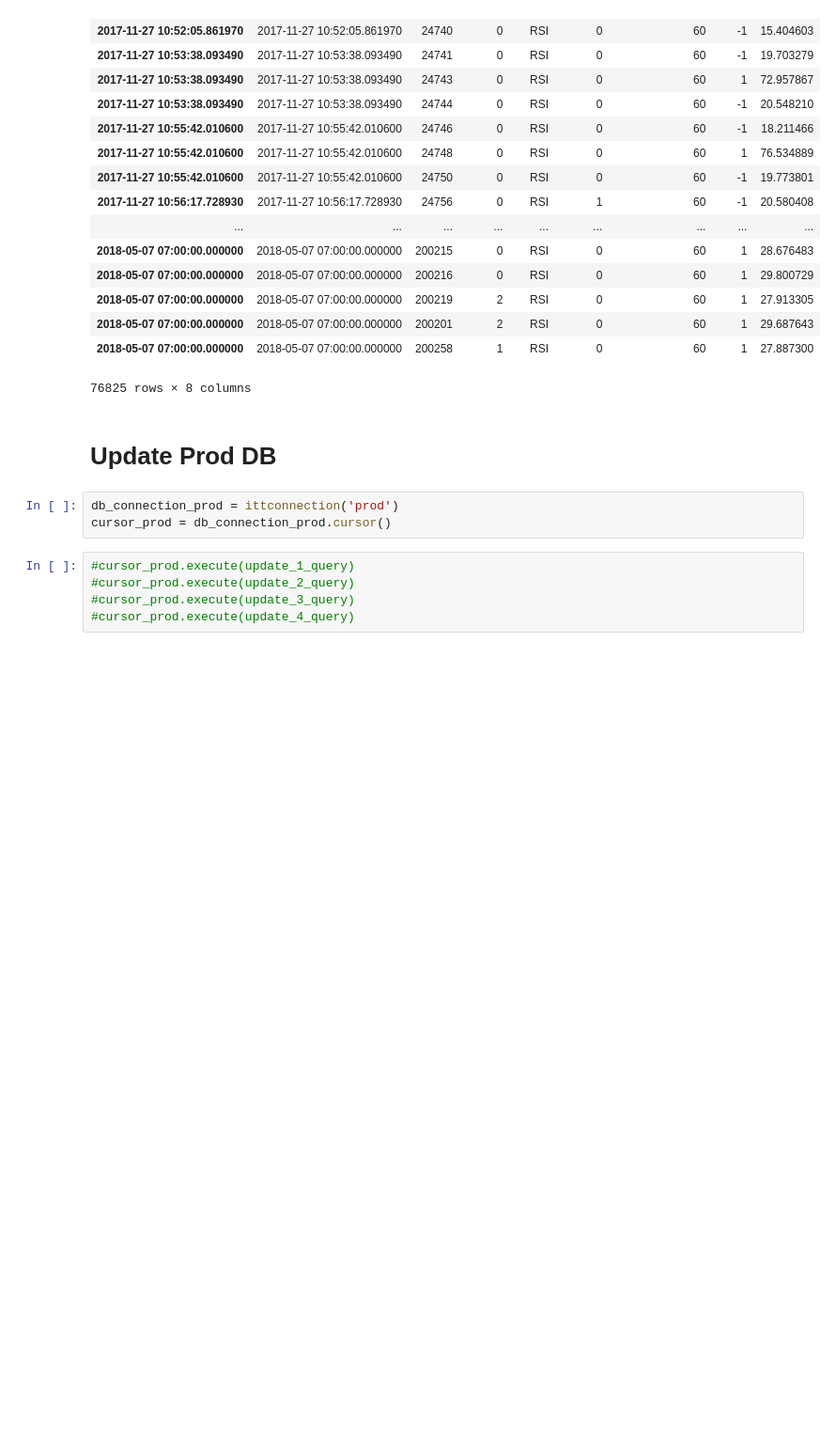
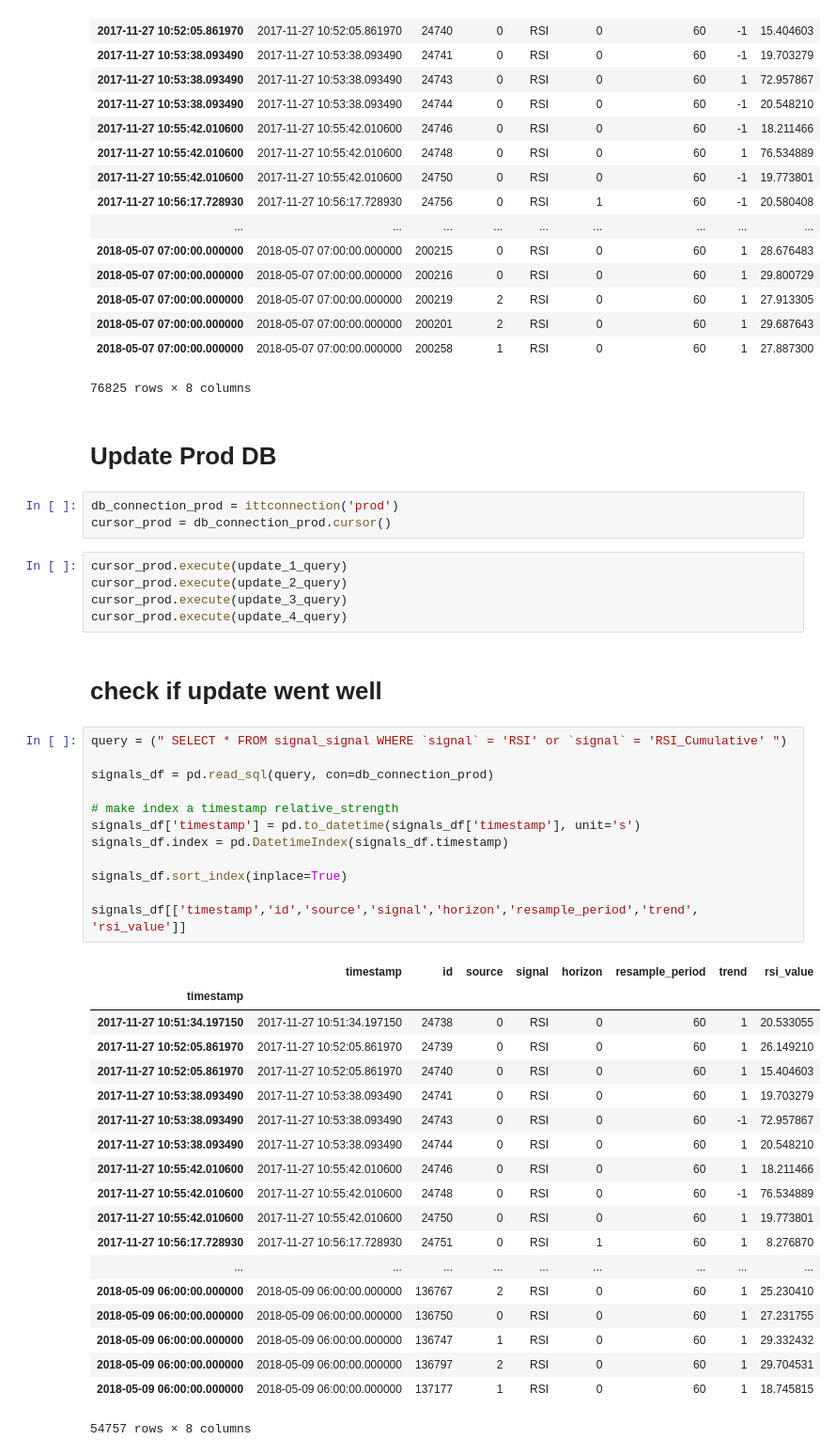
Before and after one commit to IntelligentTrading/core, a Jupyter notebook: apps/signal/scripts/2018-05-07-data-migration-trend-change.ipynb, the cells around one changed output. Shown at 94% size. Drawn from its saved outputs; the diff is of its cells as text; blank space fills up the shorter version.

Commit message:
production signal sql script update

```diff
--- a/apps/signal/scripts/2018-05-07-data-migration-trend-change.ipynb
+++ b/apps/signal/scripts/2018-05-07-data-migration-trend-change.ipynb
@@ -78,7 +79,41 @@ signals_df[['timestamp','id','source','signal','horizon','resample_period','tren
 db_connection_prod = ittconnection('prod')
 cursor_prod = db_connection_prod.cursor()
 # %%
-#cursor_prod.execute(update_1_query)
-#cursor_prod.execute(update_2_query)
-#cursor_prod.execute(update_3_query)
-#cursor_prod.execute(update_4_query)
+cursor_prod.execute(update_1_query)
+cursor_prod.execute(update_2_query)
+cursor_prod.execute(update_3_query)
+cursor_prod.execute(update_4_query)
+# %% [markdown]
+# check if update went well
+# %%
+query = (" SELECT * FROM signal_signal WHERE `signal` = 'RSI' or `signal` = 'RSI_Cumulative' ")
+
+signals_df = pd.read_sql(query, con=db_connection_prod)
+
+# make index a timestamp relative_strength
+signals_df['timestamp'] = pd.to_datetime(signals_df['timestamp'], unit='s')
+signals_df.index = pd.DatetimeIndex(signals_df.timestamp)
+
+signals_df.sort_index(inplace=True)
+
+signals_df[['timestamp','id','source','signal','horizon','resample_period','trend', 'rsi_value']]
+# %% [output]
+|  | timestamp | id | source | signal | horizon | resample_period | trend | rsi_value |
+| timestamp |  |  |  |  |  |  |  |  |
+| 2017-11-27 10:51:34.197150 | 2017-11-27 10:51:34.197150 | 24738 | 0 | RSI | 0 | 60 | 1 | 20.533055 |
+| 2017-11-27 10:52:05.861970 | 2017-11-27 10:52:05.861970 | 24739 | 0 | RSI | 0 | 60 | 1 | 26.149210 |
+| 2017-11-27 10:52:05.861970 | 2017-11-27 10:52:05.861970 | 24740 | 0 | RSI | 0 | 60 | 1 | 15.404603 |
+| 2017-11-27 10:53:38.093490 | 2017-11-27 10:53:38.093490 | 24741 | 0 | RSI | 0 | 60 | 1 | 19.703279 |
+| 2017-11-27 10:53:38.093490 | 2017-11-27 10:53:38.093490 | 24743 | 0 | RSI | 0 | 60 | -1 | 72.957867 |
+| 2017-11-27 10:53:38.093490 | 2017-11-27 10:53:38.093490 | 24744 | 0 | RSI | 0 | 60 | 1 | 20.548210 |
+| 2017-11-27 10:55:42.010600 | 2017-11-27 10:55:42.010600 | 24746 | 0 | RSI | 0 | 60 | 1 | 18.211466 |
+| 2017-11-27 10:55:42.010600 | 2017-11-27 10:55:42.010600 | 24748 | 0 | RSI | 0 | 60 | -1 | 76.534889 |
+| 2017-11-27 10:55:42.010600 | 2017-11-27 10:55:42.010600 | 24750 | 0 | RSI | 0 | 60 | 1 | 19.773801 |
+| 2017-11-27 10:56:17.728930 | 2017-11-27 10:56:17.728930 | 24751 | 0 | RSI | 1 | 60 | 1 | 8.276870 |
+| ... | ... | ... | ... | ... | ... | ... | ... | ... |
+| 2018-05-09 06:00:00.000000 | 2018-05-09 06:00:00.000000 | 136767 | 2 | RSI | 0 | 60 | 1 | 25.230410 |
+| 2018-05-09 06:00:00.000000 | 2018-05-09 06:00:00.000000 | 136750 | 0 | RSI | 0 | 60 | 1 | 27.231755 |
+| 2018-05-09 06:00:00.000000 | 2018-05-09 06:00:00.000000 | 136747 | 1 | RSI | 0 | 60 | 1 | 29.332432 |
+| 2018-05-09 06:00:00.000000 | 2018-05-09 06:00:00.000000 | 136797 | 2 | RSI | 0 | 60 | 1 | 29.704531 |
+| 2018-05-09 06:00:00.000000 | 2018-05-09 06:00:00.000000 | 137177 | 1 | RSI | 0 | 60 | 1 | 18.745815 |
+54757 rows × 8 columns
```
Also changed, not shown: parts of 4 cells of this notebook, 1 other file.
